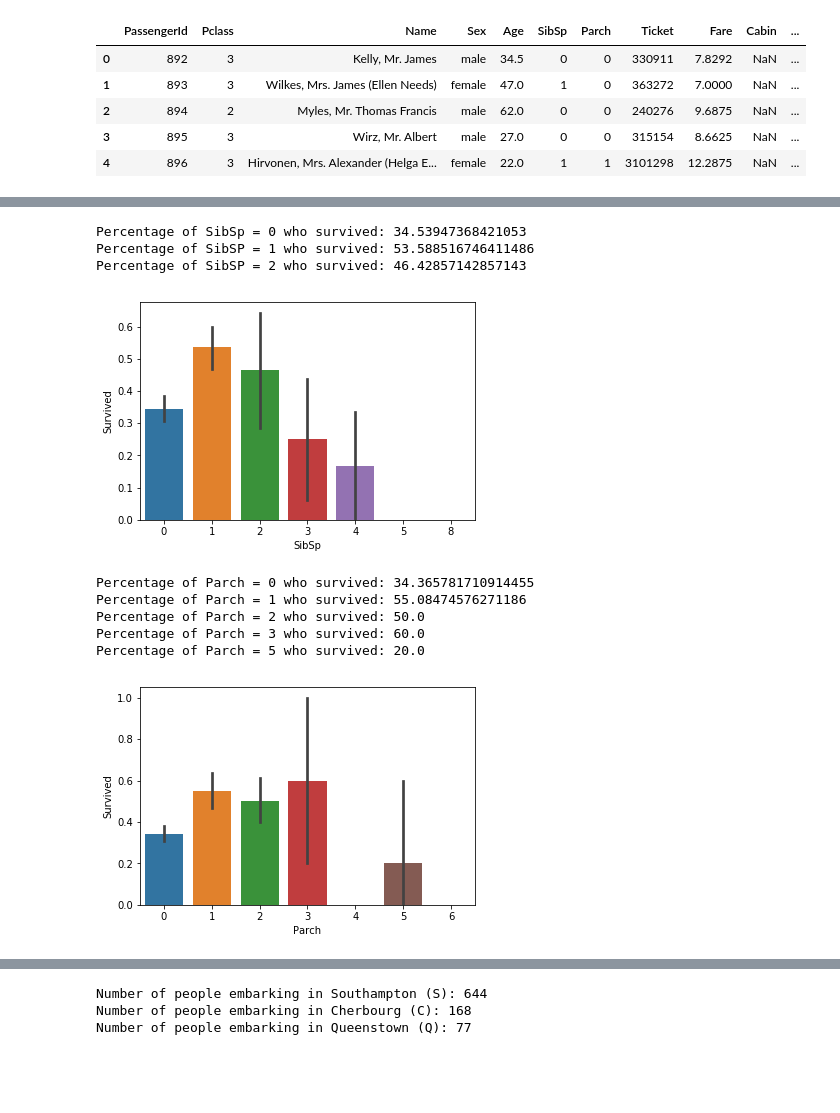
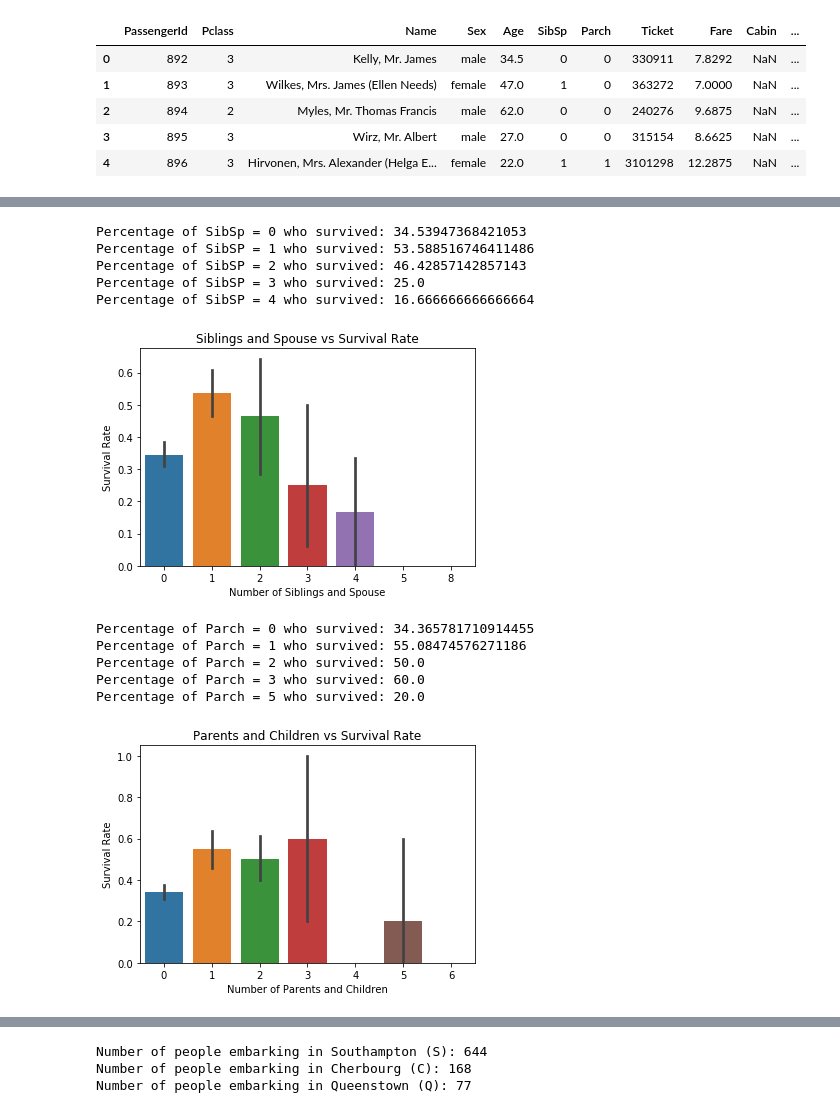
Before and after one commit to shreayan98c/Titanic-EDA, a Jupyter notebook: Titanic.ipynb, the cells around one changed output, grey strips where cells are left out. Cells and saved outputs as stored; diff of their text form; code cells hidden in the pictures; blank space fills up the shorter version.

```diff
--- a/Titanic.ipynb
+++ b/Titanic.ipynb
@@ -108,22 +117,32 @@ plt.show()
 # %%
 # Plotting a bargraph for survival rate by number of siblings/spouses
 
+plt.title('Siblings and Spouse vs Survival Rate')
 sns.barplot(x = "SibSp", y = "Survived", data = train_data)
+plt.xlabel('Number of Siblings and Spouse')
+plt.ylabel('Survival Rate')
 
 # Finding percentages of survival rate by number of siblings/spouses
 
 print("Percentage of SibSp = 0 who survived:", train_data["Survived"][train_data["SibSp"] == 0].value_counts(normalize = True)[1]*100)
 print("Percentage of SibSP = 1 who survived:", train_data["Survived"][train_data["SibSp"] == 1].value_counts(normalize = True)[1]*100)
 print("Percentage of SibSP = 2 who survived:", train_data["Survived"][train_data["SibSp"] == 2].value_counts(normalize = True)[1]*100)
+print("Percentage of SibSP = 3 who survived:", train_data["Survived"][train_data["SibSp"] == 3].value_counts(normalize = True)[1]*100)
+print("Percentage of SibSP = 4 who survived:", train_data["Survived"][train_data["SibSp"] == 4].value_counts(normalize = True)[1]*100)
 # %% [output]
 Percentage of SibSp = 0 who survived: 34.53947368421053
 Percentage of SibSP = 1 who survived: 53.588516746411486
 Percentage of SibSP = 2 who survived: 46.42857142857143
+Percentage of SibSP = 3 who survived: 25.0
+Percentage of SibSP = 4 who survived: 16.666666666666664
-[figure, old version]
+[figure, new version]
 # %%
 # Plotting a bargraph for survival rate by number of parents/children
 
+plt.title('Parents and Children vs Survival Rate')
 sns.barplot(x = "Parch", y = "Survived", data = train_data)
+plt.xlabel('Number of Parents and Children')
+plt.ylabel('Survival Rate')
 
 # Finding percentages of survival rate by number of parents and children
 
@@ -131,6 +150,7 @@ print("Percentage of Parch = 0 who survived:", train_data["Survived"][train_data
 print("Percentage of Parch = 1 who survived:", train_data["Survived"][train_data["Parch"] == 1].value_counts(normalize = True)[1]*100)
 print("Percentage of Parch = 2 who survived:", train_data["Survived"][train_data["Parch"] == 2].value_counts(normalize = True)[1]*100)
 print("Percentage of Parch = 3 who survived:", train_data["Survived"][train_data["Parch"] == 3].value_counts(normalize = True)[1]*100)
+# print("Percentage of Parch = 4 who survived:", train_data["Survived"][train_data["Parch"] == 4].value_counts(normalize = True)[1]*100)
 print("Percentage of Parch = 5 who survived:", train_data["Survived"][train_data["Parch"] == 5].value_counts(normalize = True)[1]*100)
 # %% [output]
 Percentage of Parch = 0 who survived: 34.365781710914455
@@ -138,7 +158,7 @@ Percentage of Parch = 1 who survived: 55.08474576271186
 Percentage of Parch = 2 who survived: 50.0
 Percentage of Parch = 3 who survived: 60.0
 Percentage of Parch = 5 who survived: 20.0
-[figure, old version]
+[figure, new version]
 # %%
 # Plotting a bargraph for relation between people who had their cabin
 
```
Also changed, not shown: parts of 10 cells of this notebook.
